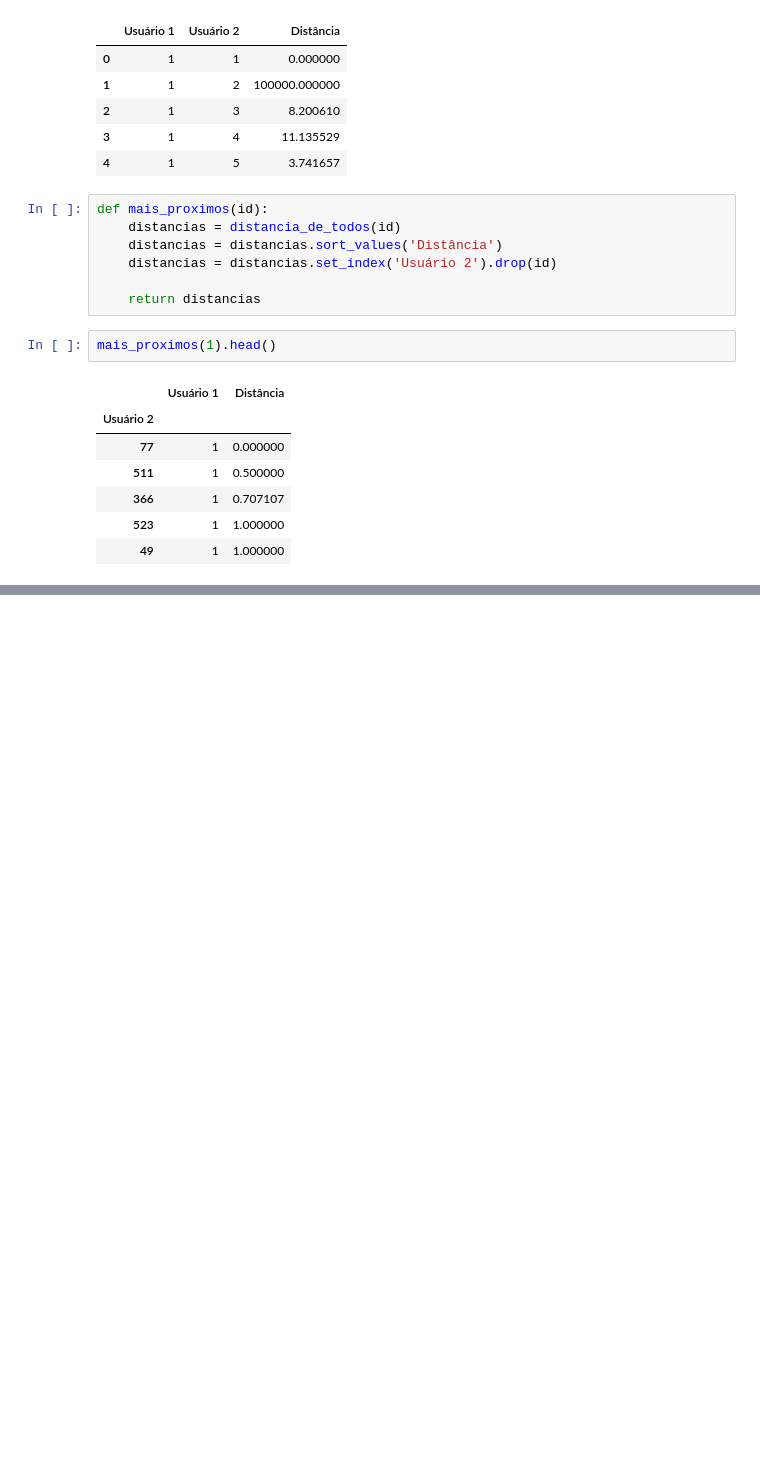
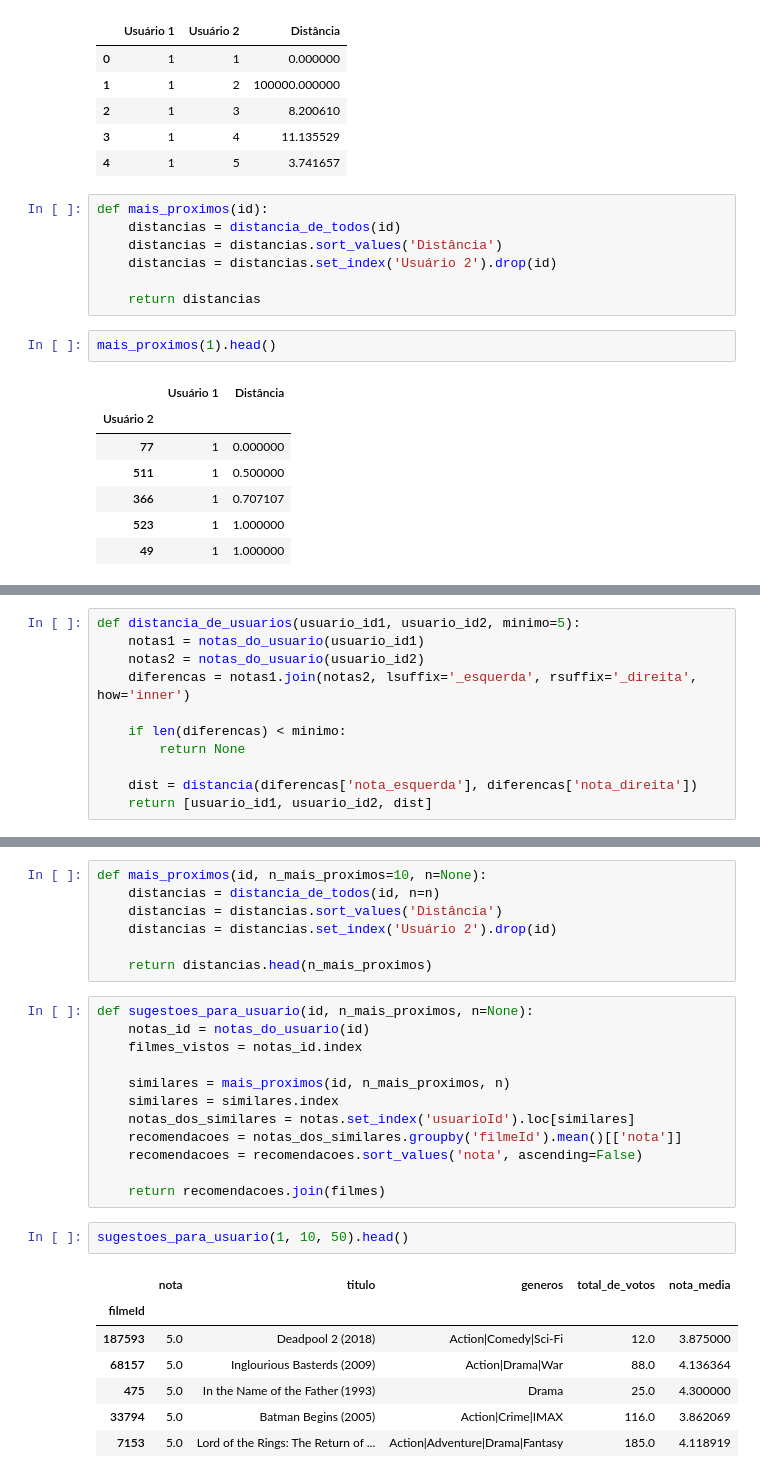
Before and after one commit to LuTDC/ml_negocios_digitais, a Jupyter notebook: Machine Learning - Intro a sistemas de recomendação em Python/Projeto.ipynb, the cells around one changed output, grey strips where cells are left out. Cells and saved outputs as stored; diff of their text form; blank space fills up the shorter version.

```diff
--- a/Machine Learning - Intro a sistemas de recomendação em Python/Projeto.ipynb
+++ b/Machine Learning - Intro a sistemas de recomendação em Python/Projeto.ipynb
@@ -347,0 +383,11 @@ mais_proximos(1).head()
+# %%
+def distancia_de_usuarios(usuario_id1, usuario_id2, minimo=5):
+    notas1 = notas_do_usuario(usuario_id1)
+    notas2 = notas_do_usuario(usuario_id2)
+    diferencas = notas1.join(notas2, lsuffix='_esquerda', rsuffix='_direita', how='inner')
+
+    if len(diferencas) < minimo:
+        return None
+
+    dist = distancia(diferencas['nota_esquerda'], diferencas['nota_direita'])
+    return [usuario_id1, usuario_id2, dist]
@@ -347,0 +445,29 @@ mais_proximos(1).head()
+# %%
+def mais_proximos(id, n_mais_proximos=10, n=None):
+    distancias = distancia_de_todos(id, n=n)
+    distancias = distancias.sort_values('Distância')
+    distancias = distancias.set_index('Usuário 2').drop(id)
+
+    return distancias.head(n_mais_proximos)
+# %%
+def sugestoes_para_usuario(id, n_mais_proximos, n=None):
+    notas_id = notas_do_usuario(id)
+    filmes_vistos = notas_id.index
+
+    similares = mais_proximos(id, n_mais_proximos, n)
+    similares = similares.index
+    notas_dos_similares = notas.set_index('usuarioId').loc[similares]
+    recomendacoes = notas_dos_similares.groupby('filmeId').mean()[['nota']]
+    recomendacoes = recomendacoes.sort_values('nota', ascending=False)
+
+    return recomendacoes.join(filmes)
+# %%
+sugestoes_para_usuario(1, 10, 50).head()
+# %% [output]
+|  | nota | titulo | generos | total_de_votos | nota_media |
+| filmeId |  |  |  |  |  |
+| 187593 | 5.0 | Deadpool 2 (2018) | Action|Comedy|Sci-Fi | 12.0 | 3.875000 |
+| 68157 | 5.0 | Inglourious Basterds (2009) | Action|Drama|War | 88.0 | 4.136364 |
+| 475 | 5.0 | In the Name of the Father (1993) | Drama | 25.0 | 4.300000 |
+| 33794 | 5.0 | Batman Begins (2005) | Action|Crime|IMAX | 116.0 | 3.862069 |
+| 7153 | 5.0 | Lord of the Rings: The Return of ... | Action|Adventure|Drama|Fantasy | 185.0 | 4.118919 |
```
Also changed, not shown: parts of 12 cells of this notebook.
